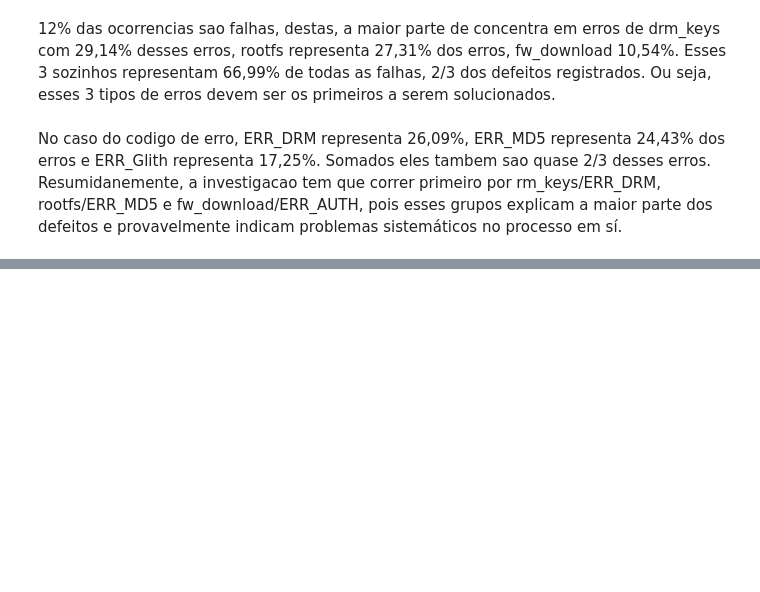
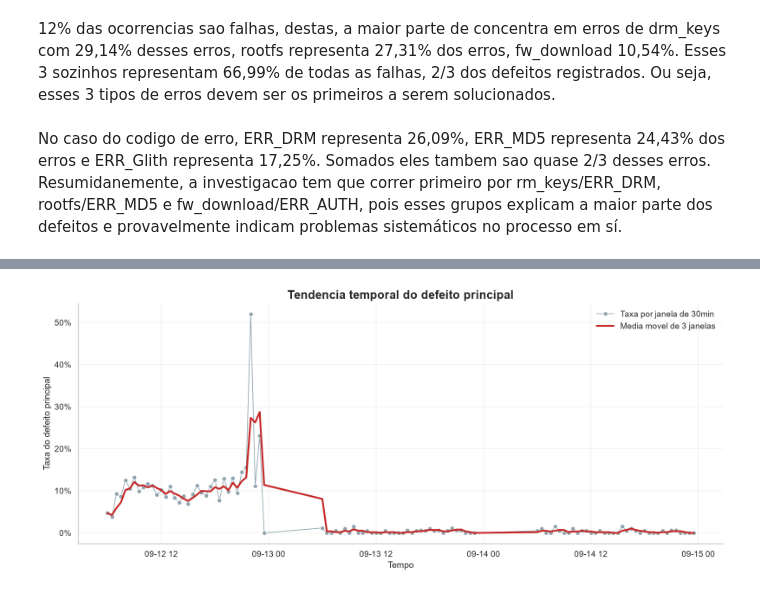
Before and after one commit to Messyas/Dashboard_de_Anomalias-AsyncTask, a Jupyter notebook: Notebooks/1-EDA.ipynb, the cells around one changed output, grey strips where cells are left out. Drawn from its saved outputs; the diff is of its cells as text; code cells hidden in the pictures; blank space fills up the shorter version.

Commit message:
Analise de serie temporal

```diff
--- a/Notebooks/1-EDA.ipynb
+++ b/Notebooks/1-EDA.ipynb
@@ -273,0 +574,33 @@ No caso do codigo de erro, ERR_DRM representa 26,09%, ERR_MD5 representa 24,43%
+# %%
+fig, ax = plt.subplots(figsize=(16, 6))
+
+sns.lineplot(
+    data=time_summary,
+    x="timestamp",
+    y="main_defect_rate",
+    ax=ax,
+    color="#90A4AE",
+    marker="o",
+    linewidth=1,
+    label="Taxa por janela de 30min",
+)
+
+sns.lineplot(
+    data=time_summary,
+    x="timestamp",
+    y="main_defect_rate_ma3",
+    ax=ax,
+    color="#C62828",
+    linewidth=2.5,
+    label="Media movel de 3 janelas",
+)
+
+ax.set_title("Tendencia temporal do defeito principal")
+ax.set_xlabel("Tempo")
+ax.set_ylabel("Taxa do defeito principal")
+ax.yaxis.set_major_formatter(PercentFormatter(xmax=1.0))
+ax.legend(loc="upper right")
+
+plt.show()
+# %% [output]
+[figure, added]
```
Also changed, not shown: parts of 14 cells of this notebook.
